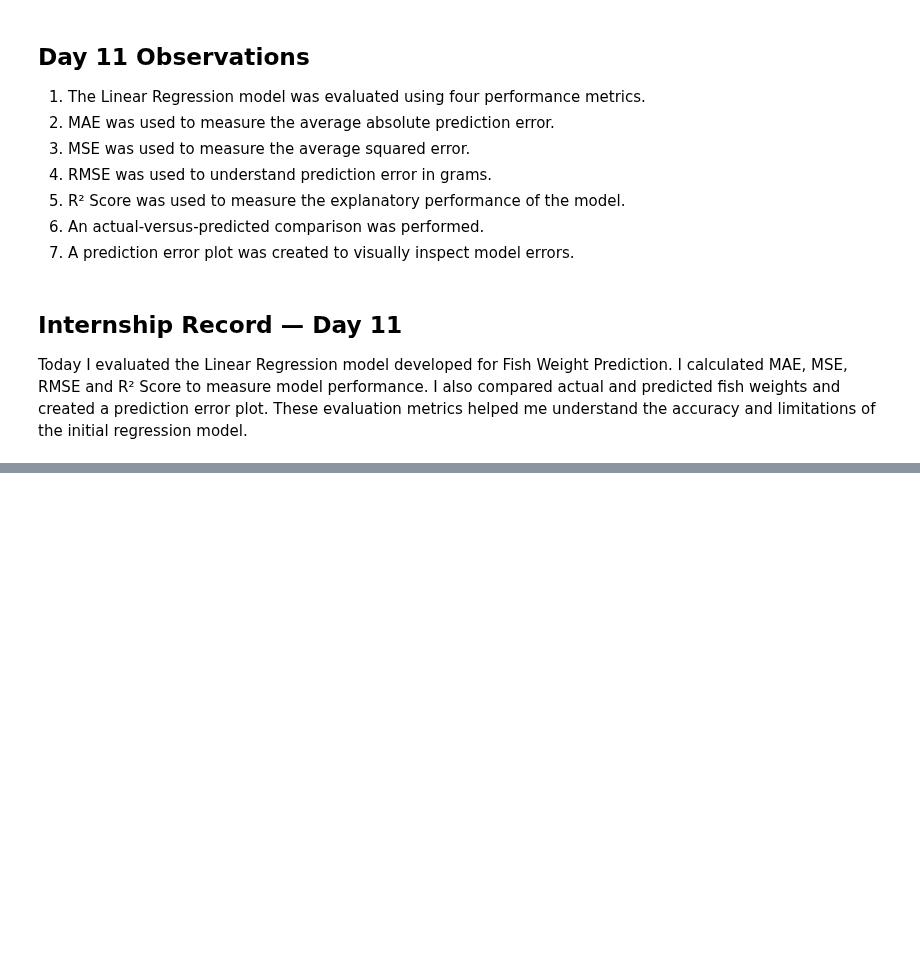
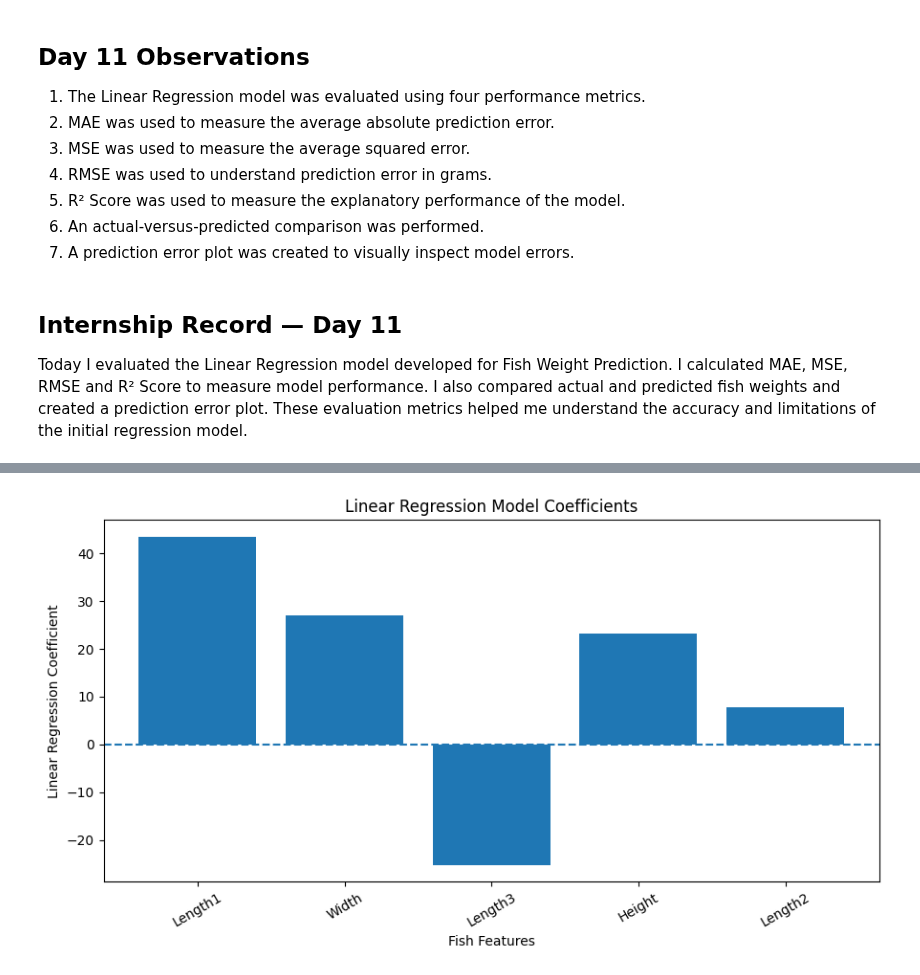
Before and after one commit to abhipsa29-cloud/Fish-Weight-Prediction, a Jupyter notebook: Fish_Weight_Prediction.ipynb, the cells around one changed output, grey strips where cells are left out. Drawn from its saved outputs; the diff is of its cells as text; code cells hidden in the pictures; blank space fills up the shorter version.

```diff
--- a/Fish_Weight_Prediction.ipynb
+++ b/Fish_Weight_Prediction.ipynb
@@ -2044,0 +2210,19 @@ Today I evaluated the Linear Regression model developed for Fish Weight Predicti
+# %%
+coefficient_table = pd.DataFrame({
+    "Feature": features,
+    "Coefficient": model.coef_
+})
+
+coefficient_table["Absolute Coefficient"] = (
+    coefficient_table["Coefficient"].abs()
+)
+
+coefficient_table = coefficient_table.sort_values(
+    by="Absolute Coefficient",
+    ascending=False
+)
+
+print("Linear Regression Coefficients:")
+print(coefficient_table.to_string(index=False))
+
+print("\nModel intercept:", model.intercept_)
@@ -2044,0 +2249,19 @@ Today I evaluated the Linear Regression model developed for Fish Weight Predicti
+# %%
+plt.figure(figsize=(9, 5))
+
+plt.bar(
+    coefficient_table["Feature"],
+    coefficient_table["Coefficient"]
+)
+
+plt.axhline(y=0, linestyle="--")
+
+plt.xlabel("Fish Features")
+plt.ylabel("Linear Regression Coefficient")
+plt.title("Linear Regression Model Coefficients")
+
+plt.xticks(rotation=30)
+plt.tight_layout()
+plt.show()
+# %% [output]
+[figure, added]
```
Also changed, not shown: parts of 22 cells of this notebook.
